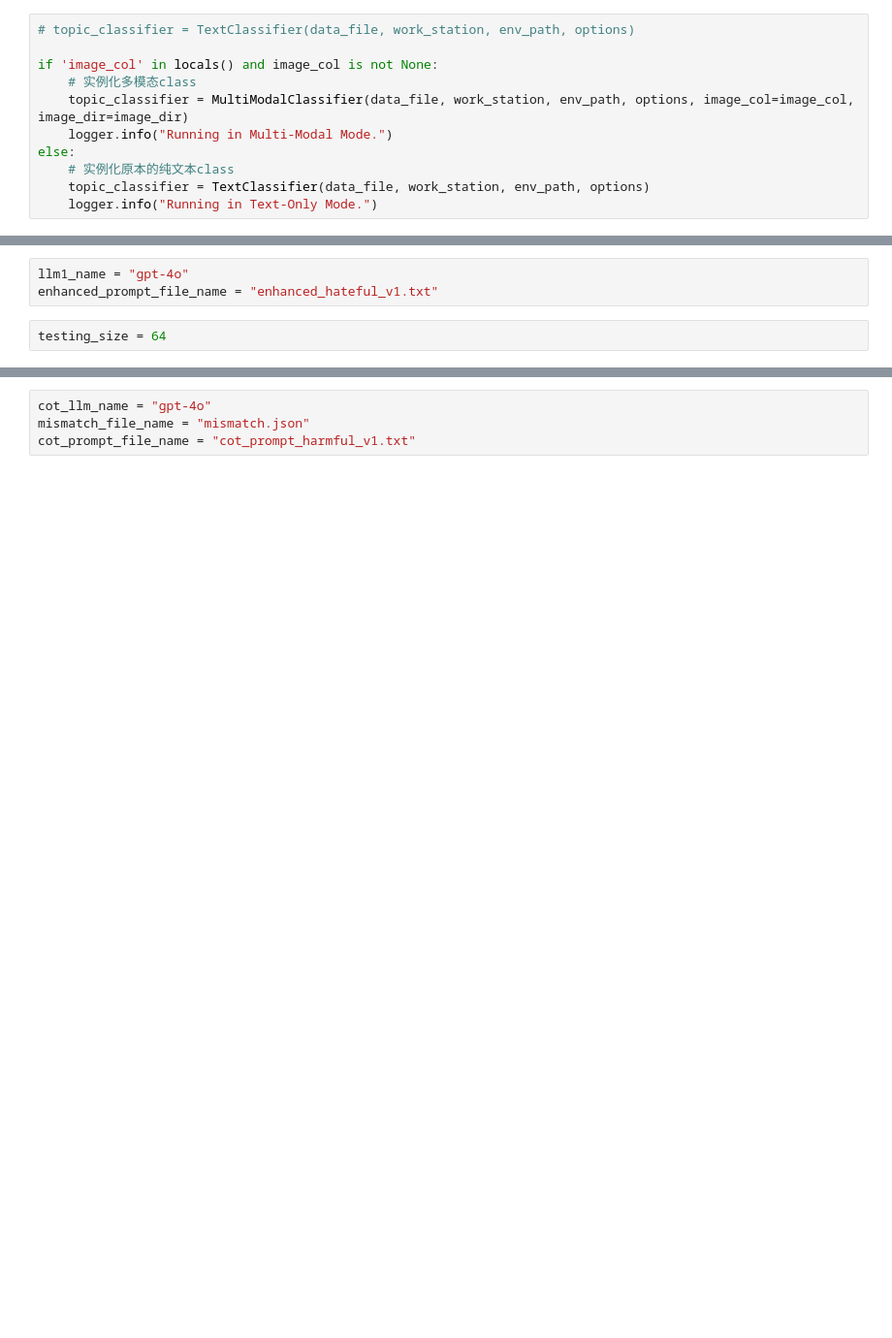
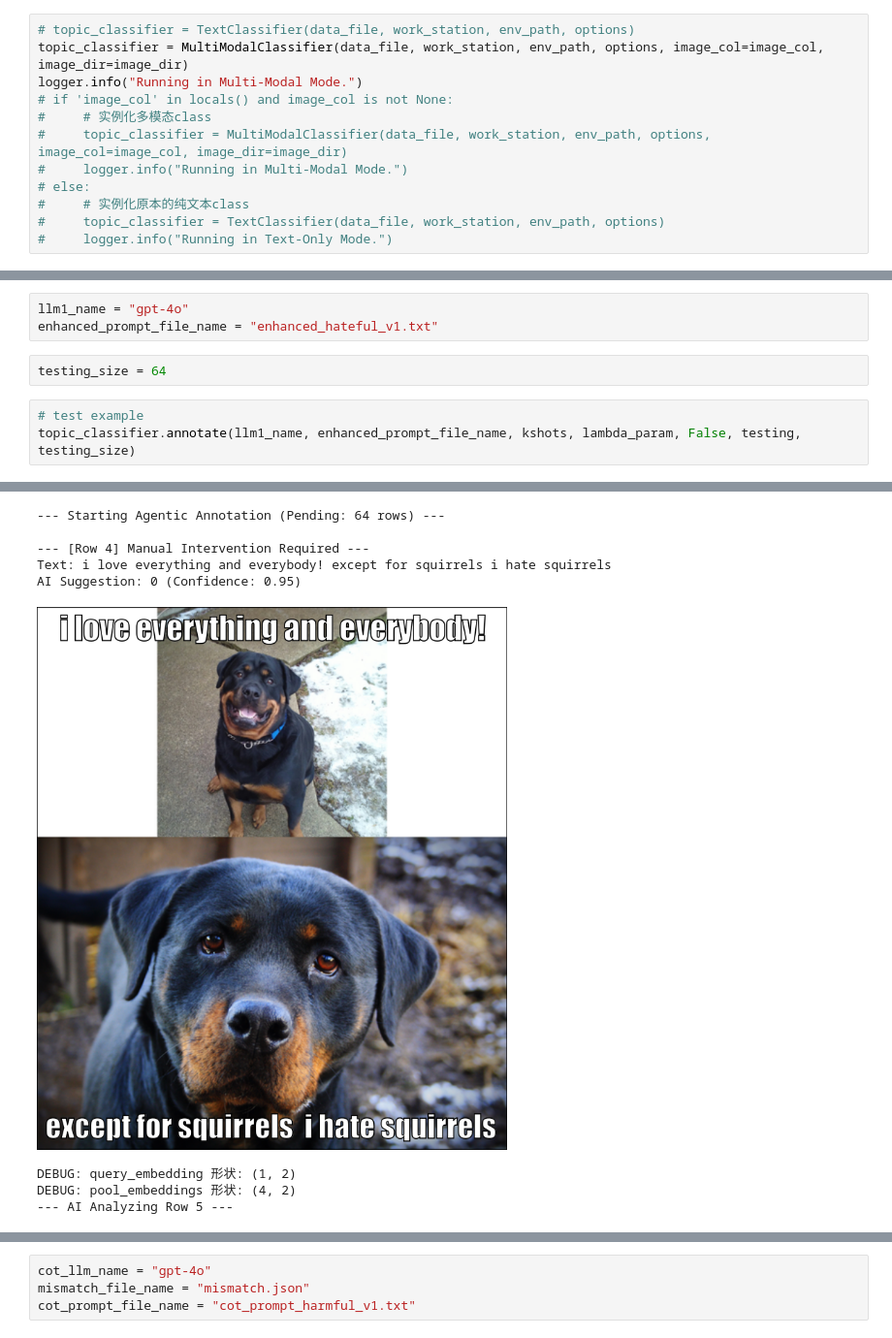
Before and after one commit to zalexk/poliprompt-refactor, a Jupyter notebook: notebooks/TopicExperiment.ipynb, the cells around one changed output, grey strips where cells are left out. Shown at 97% size. Drawn from its saved outputs; the diff is of its cells as text; blank space fills up the shorter version.

Commit message:
complete LangGraph HITL and update READM

```diff
--- a/notebooks/TopicExperiment.ipynb
+++ b/notebooks/TopicExperiment.ipynb
@@ -28,13 +34,14 @@ logging.basicConfig(level=logging.INFO, format='%(asctime)s - %(name)s - %(level
 logger = logging.getLogger("Notebook")
 # %%
 # topic_classifier = TextClassifier(data_file, work_station, env_path, options)
-
-if 'image_col' in locals() and image_col is not None:
-    # 实例化多模态class
-    topic_classifier = MultiModalClassifier(data_file, work_station, env_path, options, image_col=image_col, image_dir=image_dir)
-    logger.info("Running in Multi-Modal Mode.")
-else:
-    # 实例化原本的纯文本class
-    topic_classifier = TextClassifier(data_file, work_station, env_path, options)
-    logger.info("Running in Text-Only Mode.")
+topic_classifier = MultiModalClassifier(data_file, work_station, env_path, options, image_col=image_col, image_dir=image_dir)
+logger.info("Running in Multi-Modal Mode.")
+# if 'image_col' in locals() and image_col is not None:
+#     # 实例化多模态class
+#     topic_classifier = MultiModalClassifier(data_file, work_station, env_path, options, image_col=image_col, image_dir=image_dir)
+#     logger.info("Running in Multi-Modal Mode.")
+# else:
+#     # 实例化原本的纯文本class
+#     topic_classifier = TextClassifier(data_file, work_station, env_path, options)
+#     logger.info("Running in Text-Only Mode.")
 # %% [output]
@@ -84,3 +89,7 @@ llm1_name = "gpt-4o"
 enhanced_prompt_file_name = "enhanced_hateful_v1.txt"
 # %%
 testing_size = 64
+# %%
+# test example
+topic_classifier.annotate(llm1_name, enhanced_prompt_file_name, kshots, lambda_param, False, testing, testing_size)
+# %% [output]
@@ -86,0 +97,9 @@ testing_size = 64
+--- Starting Agentic Annotation (Pending: 64 rows) ---
+
+--- [Row 4] Manual Intervention Required ---
+Text: i love everything and everybody! except for squirrels i hate squirrels
+AI Suggestion: 0 (Confidence: 0.95)
+[figure, added]
+DEBUG: query_embedding 形状: (1, 2)
+DEBUG: pool_embeddings 形状: (4, 2)
+--- AI Analyzing Row 5 ---
```
Also changed, not shown: parts of 6 cells of this notebook, 10 other files.
